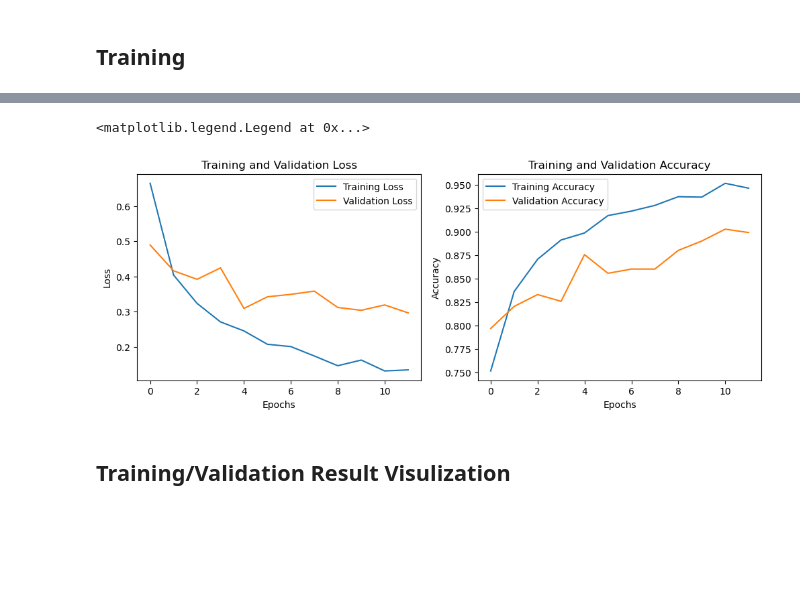
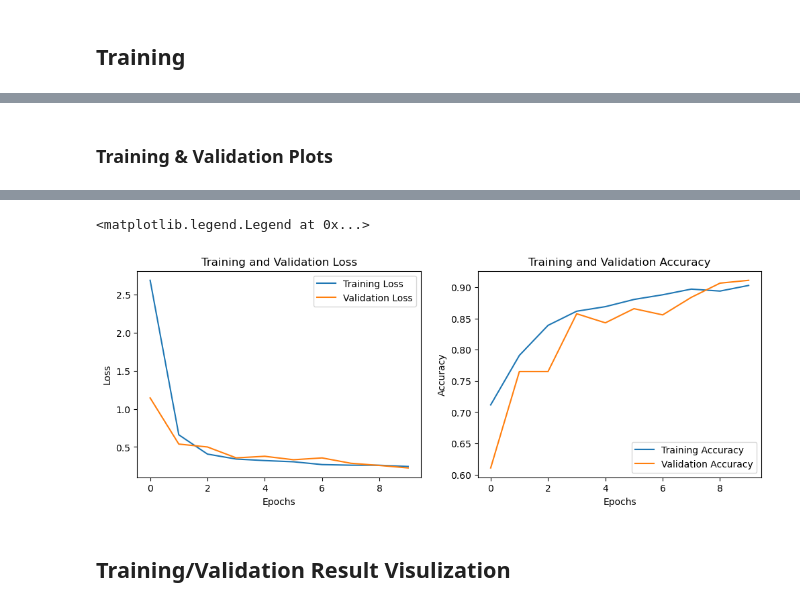
Before and after one commit to mx956/EECE568_ML_PVS_Project, a Jupyter notebook: Road_Surface_Type_Classification/road_classification_Matt.ipynb, the cells around one changed output, grey strips where cells are left out. Saved outputs shown, nothing was run; the diff lists cells and outputs as text; code cells hidden in the pictures; blank space fills up the shorter version.

Commit message:
20 random search, best 91.83 val

```diff
--- a/Road_Surface_Type_Classification/road_classification_Matt.ipynb
+++ b/Road_Surface_Type_Classification/road_classification_Matt.ipynb
@@ -95,9 +100,11 @@ IMAGandSENSOR= True  # Only used in 1D case
 LAST_M = 300  # Number of sensor time samples to use before the frame = the number of PCs to use for frames
 
 # training and validation batch size
-BATCH_SZ = 4
+BATCH_SZ = 32
 # epochs
-EPOCHS = 12
+EPOCHS = 10
+
+TUNE = True
 # %%
 if not MODEL_1D:
     REDUC_PCA = False
@@ -519,3 +525,8 @@ RMSE reconstruction: 0.017077131210845215
+# %%
+if REDUC_PCA:
+    X_frames = X_frames_pca
+    del X_frames_pca, X_recon
+    gc.collect()
 # %% [markdown]
 # Building a model in Tensorflow
 
@@ -634,22 +648,32 @@ if not MODEL_1D:
         def __init__(self):
             super(MyModel_2D, self).__init__()
             self.conv1 = tf_layers.Conv2D(filters=32, kernel_size=3, strides=1, padding='same')
+            self.batchnorm1 = tf_layers.BatchNormalization()
             self.relu1 = tf_layers.ReLU()
             self.pool1 = tf_layers.MaxPooling2D(pool_size=2, strides=2)
+            self.dropout1 = tf_layers.Dropout(0.15)
+
             self.conv2 = tf_layers.Conv2D(filters=64, kernel_size=3, strides=1, padding='same')
+            self.batchnorm2 = tf_layers.BatchNormalization()
             self.relu2 = tf_layers.ReLU()
             self.pool2 = tf_layers.MaxPooling2D(pool_size=2, strides=2)
+            self.dropout2 = tf_layers.Dropout(0.2)
             self.flatten = tf_layers.Flatten()
             # Adjust the size of the input to the fully connected layer
             self.dense = tf_layers.Dense(3)
 
         def call(self, inputs):
             x = self.conv1(inputs)
+            x = self.batchnorm1(x)
             x = self.relu1(x)
             x = self.pool1(x)
+            x = self.dropout1(x)
+
             x = self.conv2(x)
+            x = self.batchnorm2(x)
             x = self.relu2(x)
             x = self.pool2(x)
+            x = self.dropout2(x)
             x = self.flatten(x)
             x = self.dense(x)
             pred_label = tf.nn.softmax(x, axis=1)
@@ -666,0 +750,12 @@ if not MODEL_1D:
+# %%
+if TUNE:
+    tuner = keras_tuner.RandomSearch(
+        hypermodel=build_tune_model,
+        objective="val_accuracy",
+        max_trials=20,
+        executions_per_trial=1,
+        overwrite=True,
+        directory=".",
+        project_name="keras_tuner_logs",
+    )
+    tuner.search_space_summary()
@@ -667,4 +797,12 @@ if not MODEL_1D:
+# %% [markdown]
+### Training & Validation Plots
 # %%
+if TUNE:
+    # Get the top 2 hyperparameters.
+    best_hps = tuner.get_best_hyperparameters(2)
+    # Build the model with the best hp.
+    model = build_tune_model(best_hps[0])
+
 history = model.fit(train_dataset, validation_data=valid_dataset, epochs=EPOCHS)
 
 # Creating subplots for loss and accuracy
@@ -706,5 +847,5 @@ Epoch 12/12
 <matplotlib.legend.Legend at 0x...>
-[figure, old version]
+[figure, new version]
 # %% [markdown]
 ## Training/Validation Result Visulization
 # %%
```
Also changed, not shown: parts of 21 cells of this notebook, 1 other file.
